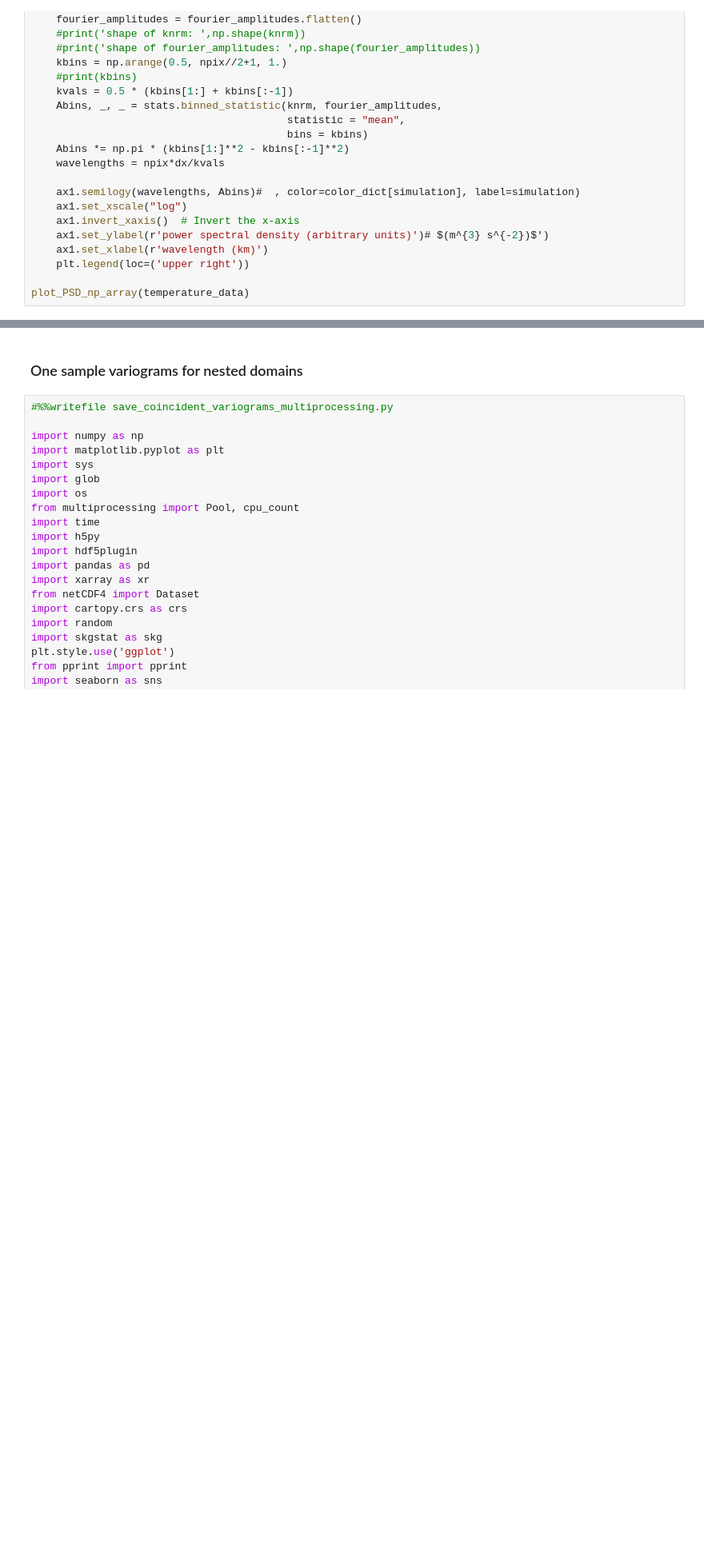
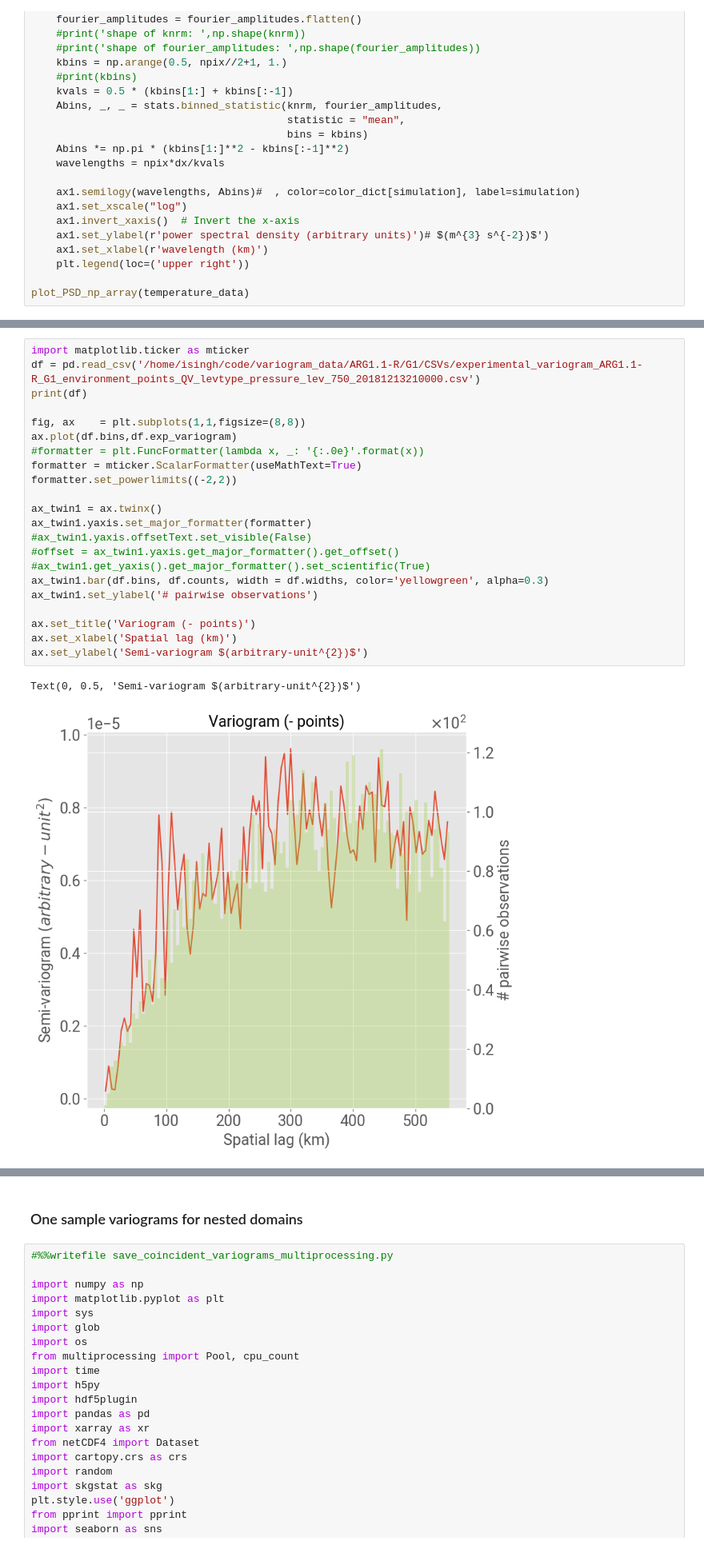
Before and after one commit to itinderjot/model_data_analysis, a Jupyter notebook: INCUS_complete.ipynb, the cells around one changed output, grey strips where cells are left out. Shown at 80% size. Drawn from its saved outputs; the diff is of its cells as text; blank space fills up the shorter version.

```diff
--- a/INCUS_complete.ipynb
+++ b/INCUS_complete.ipynb
@@ -11316,0 +11560,25 @@ getting random coordinates over  storm  points
+# %%
+import matplotlib.ticker as mticker
+df = pd.read_csv('/home/isingh/code/variogram_data/ARG1.1-R/G1/CSVs/experimental_variogram_ARG1.1-R_G1_environment_points_QV_levtype_pressure_lev_750_20181213210000.csv')
+print(df)
+
+fig, ax    = plt.subplots(1,1,figsize=(8,8))
+ax.plot(df.bins,df.exp_variogram)
+#formatter = plt.FuncFormatter(lambda x, _: '{:.0e}'.format(x))
+formatter = mticker.ScalarFormatter(useMathText=True)
+formatter.set_powerlimits((-2,2))
+
+ax_twin1 = ax.twinx()
+ax_twin1.yaxis.set_major_formatter(formatter)
+#ax_twin1.yaxis.offsetText.set_visible(False)
+#offset = ax_twin1.yaxis.get_major_formatter().get_offset()
+#ax_twin1.get_yaxis().get_major_formatter().set_scientific(True)
+ax_twin1.bar(df.bins, df.counts, width = df.widths, color='yellowgreen', alpha=0.3)
+ax_twin1.set_ylabel('# pairwise observations')
+
+ax.set_title('Variogram (- points)')
+ax.set_xlabel('Spatial lag (km)')
+ax.set_ylabel('Semi-variogram $(arbitrary-unit^{2})$')
+# %% [output]
+Text(0, 0.5, 'Semi-variogram $(arbitrary-unit^{2})$')
+[figure, added]
```
Also changed, not shown: parts of 10 cells of this notebook, 3 other files.
